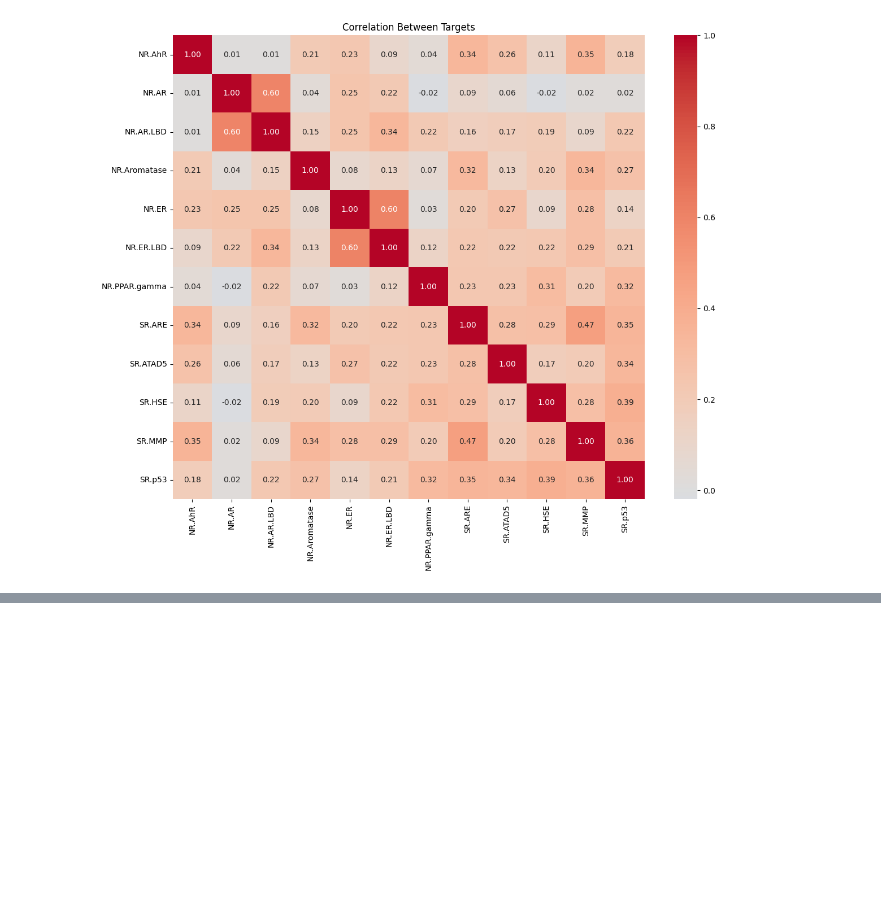
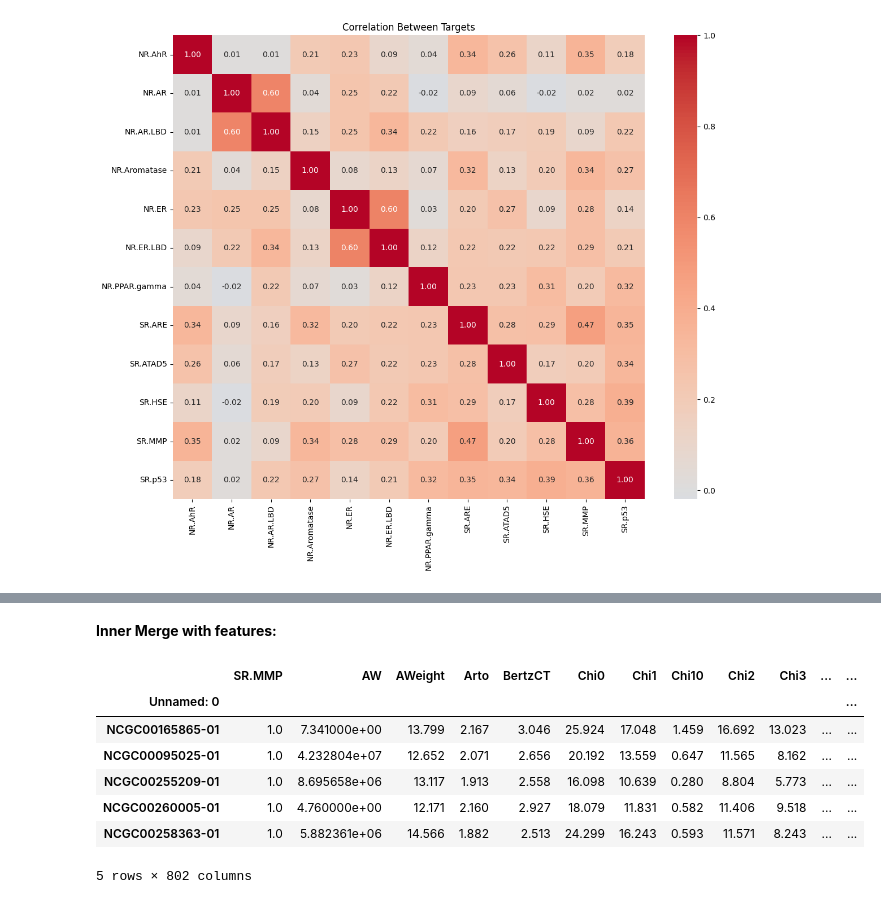
Before and after one commit to elcinelif/toxikind, a Jupyter notebook: notebooks/data_exploration_bart.ipynb, the cells around one changed output, grey strips where cells are left out. Cells and saved outputs as stored; diff of their text form; code cells hidden in the pictures; blank space fills up the shorter version.

```diff
--- a/notebooks/data_exploration_bart.ipynb
+++ b/notebooks/data_exploration_bart.ipynb
@@ -223,0 +254,2 @@ plt.show()
+# %%
+y_mmp = y[["SR.MMP"]].dropna()
@@ -223,0 +267,15 @@ plt.show()
+# %% [markdown]
+**Inner Merge with features:**
+# %%
+mmp_train = y_mmp.merge(X, how="inner", on="Unnamed: 0")
+# %%
+mmp_train.head()
+# %% [output]
+|  | SR.MMP | AW | AWeight | Arto | BertzCT | Chi0 | Chi1 | Chi10 | Chi2 | Chi3 | ... | ... |
+| Unnamed: 0 |  |  |  |  |  |  |  |  |  |  |  | ... |
+| NCGC00165865-01 | 1.0 | 7.341000e+00 | 13.799 | 2.167 | 3.046 | 25.924 | 17.048 | 1.459 | 16.692 | 13.023 | ... | ... |
+| NCGC00095025-01 | 1.0 | 4.232804e+07 | 12.652 | 2.071 | 2.656 | 20.192 | 13.559 | 0.647 | 11.565 | 8.162 | ... | ... |
+| NCGC00255209-01 | 1.0 | 8.695658e+06 | 13.117 | 1.913 | 2.558 | 16.098 | 10.639 | 0.280 | 8.804 | 5.773 | ... | ... |
+| NCGC00260005-01 | 1.0 | 4.760000e+00 | 12.171 | 2.160 | 2.927 | 18.079 | 11.831 | 0.582 | 11.406 | 9.518 | ... | ... |
+| NCGC00258363-01 | 1.0 | 5.882361e+06 | 14.566 | 1.882 | 2.513 | 24.299 | 16.243 | 0.593 | 11.571 | 8.243 | ... | ... |
+5 rows × 802 columns
```
Also changed, not shown: parts of 12 cells of this notebook.
